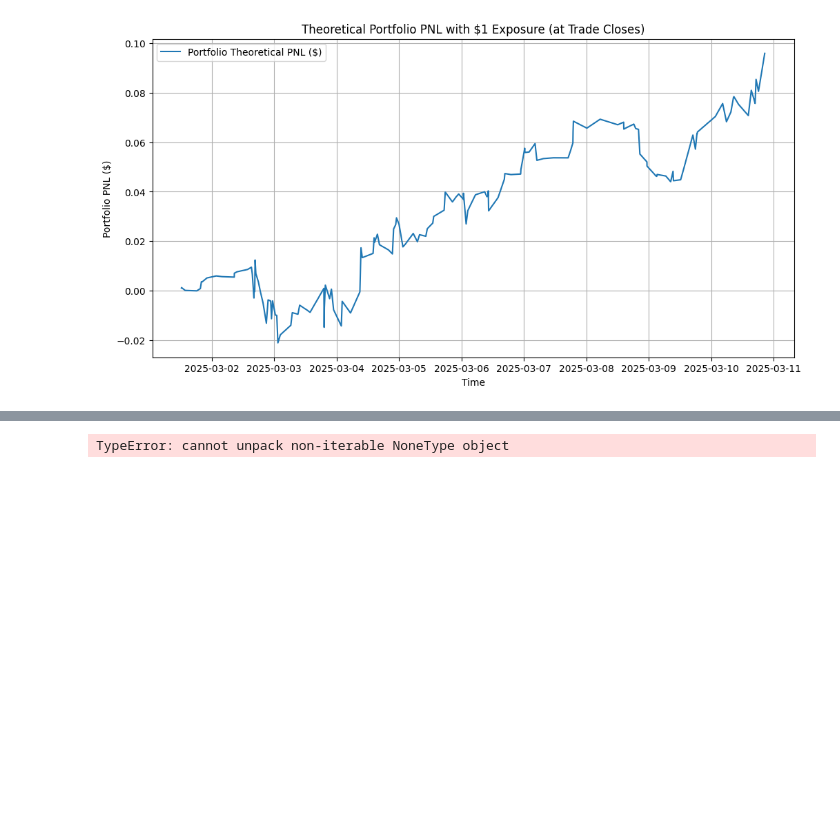
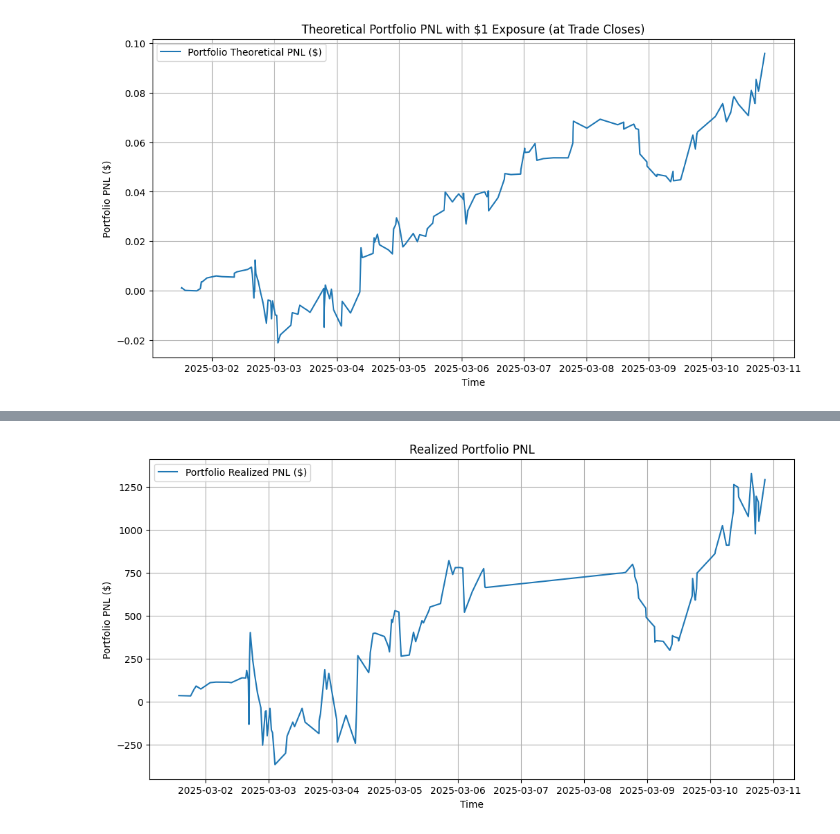
Before and after one commit to marescialloNino/pnl-analysis, a Jupyter notebook: okx_positions.ipynb, the cells around one changed output, grey strips where cells are left out. Saved outputs shown, nothing was run; the diff lists cells and outputs as text; code cells hidden in the pictures; blank space fills up the shorter version.

```diff
--- a/okx_positions.ipynb
+++ b/okx_positions.ipynb
@@ -380,15 +411,18 @@ positions_3_df = positions_3_df.loc[start_time:end_time]
 theo_df = theo_df.loc[start_time:end_time]
 qty_df = qty_df.loc[start_time:end_time]
 
+print("\Calculating nextbar close prices for all tickers at datapoints timestamps...")
+nextbar_prices_df = calculate_next_bar_prices(qty_df, df_prices)
+
 print("\Calculating position values from current_state.pos...")
-values_df = calculate_position_values(qty_df, df_prices)
+values_df = calculate_position_values(qty_df, nextbar_prices_df)
 print("\ncurrent_state.pos position values DataFrame:")
 print(values_df)
 values_df.to_csv("position_values.csv")
 
 print("\Removing dust to current_state.pos...")
 # select desired threshold to filter out "dust position" in dollars
-threshold = 50
+threshold = 70
 pos_dir_df = apply_dust_threshold(values_df,threshold=threshold)
 print("\ncurrent_state.pos position direction DataFrame with dust removed:")
 print(pos_dir_df)
@@ -807,12 +798,12 @@ timestamp
 # %%
-# Notebook integration
+
 df_events_matrix = build_event_matrix(qty_df, pos_dir_df)
 print("Event Matrix:")
 print(df_events_matrix.head())
 df_events_matrix.to_csv("events_matrix.csv")
 
 print("\nCalculating Realized PNL from Event Matrix...")
-df_position_pnl, df_portfolio_pnl, df_pnl_events = calculate_realized_pnl_from_matrix(df_events_matrix, qty_df, values_df)
+df_position_pnl, df_portfolio_pnl, df_pnl_events = calculate_realized_pnl_from_matrix(df_events_matrix, qty_df,nextbar_prices_df,values_df)
 print("Position PNL:")
 print(df_position_pnl.head())
 print("\nPortfolio PNL at realization events:")
@@ -824,7 +815,7 @@ df_portfolio_pnl.to_csv("realized_portfolio_pnl.csv", index=False)
 df_pnl_events.to_csv("pnl_events.csv", index=False)
 
 plt.figure(figsize=(12, 6))
-plt.plot(df_portfolio_pnl["timestamp"].to_numpy(), df_portfolio_pnl["portfolio_pnl"].to_numpy(), label="Portfolio Realized PNL ($)", marker='o')
+plt.plot(df_portfolio_pnl["timestamp"].to_numpy(), df_portfolio_pnl["portfolio_pnl"].to_numpy(), label="Portfolio Realized PNL ($)")
 plt.xlabel("Time")
 plt.ylabel("Portfolio PNL ($)")
 plt.title("Realized Portfolio PNL")
@@ -853 +844 @@ reb buy long AXS at 2025-03-10 21:02:33.528600: old_size=431.70000000000005, new
-TypeError: cannot unpack non-iterable NoneType object
+[figure, added]
```
Also changed, not shown: parts of 5 cells of this notebook.
